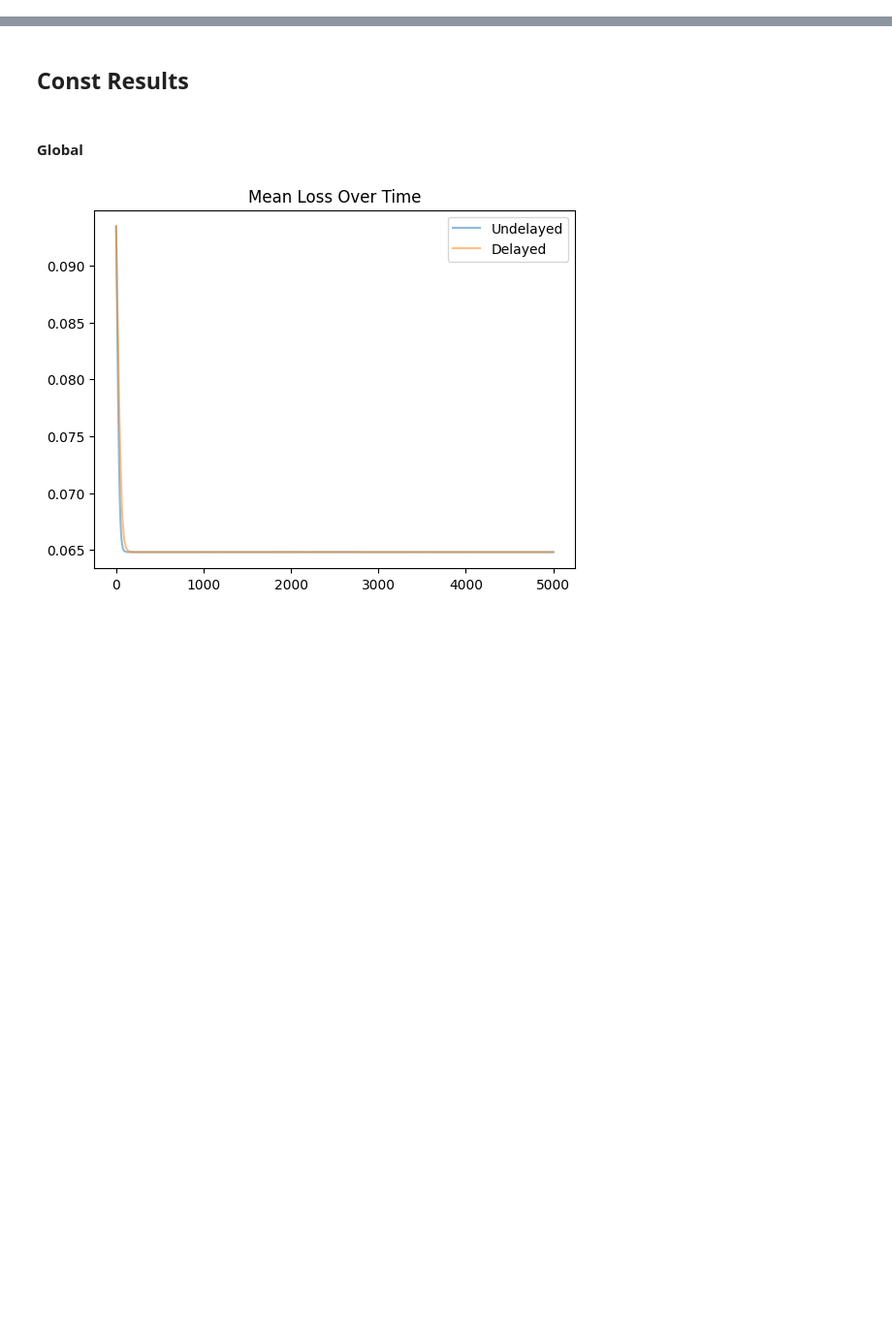
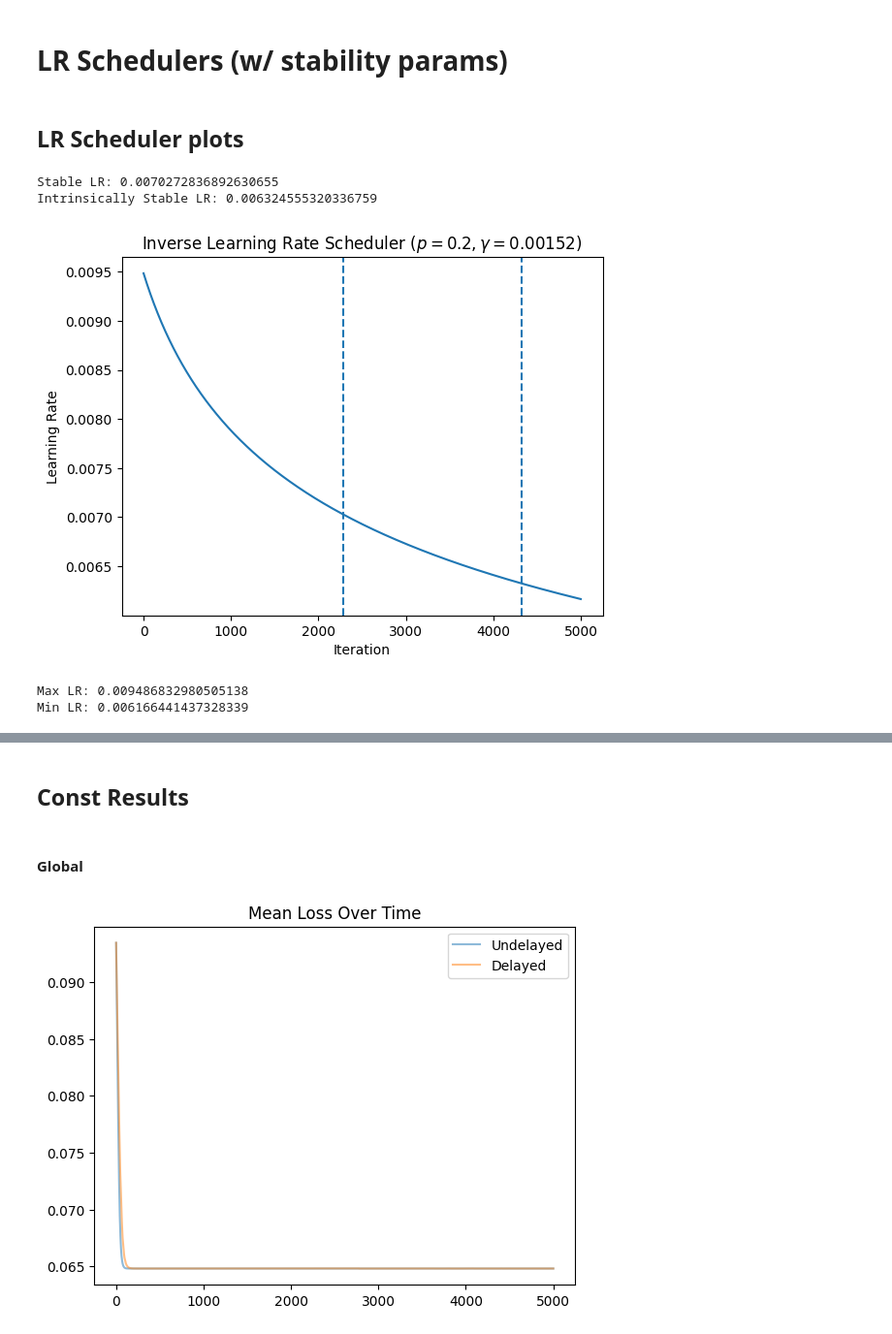
Before and after one commit to ebensonm/delay-optimizer, a Jupyter notebook: DelayEffects/stability.ipynb, the cells around one changed output, grey strips where cells are left out. Shown at 97% size. Drawn from its saved outputs; the diff is of its cells as text; code cells hidden in the pictures; blank space fills up the shorter version.

Commit message:
Do lr scheduler stability analysis

```diff
--- a/DelayEffects/stability.ipynb
+++ b/DelayEffects/stability.ipynb
@@ -378,0 +56,2 @@ Final LR (sin2): 5.740531871003218e-19
+# %% [markdown]
+# LR Schedulers (w/ stability params)
@@ -378,0 +63,60 @@ Final LR (sin2): 5.740531871003218e-19
+# %% [markdown]
+## LR Scheduler plots
+# %%
+maxiter = 5000
+epsilon = 1e-5
+
+stable_lr = get_lr_condition(epsilon)
+intr_stable_lr = get_lr_condition(epsilon, delta=2)
+
+print("Stable LR:", stable_lr)
+print("Intrinsically Stable LR:", intr_stable_lr)
+# %% [output]
+Stable LR: 0.0070272836892630655
+Intrinsically Stable LR: 0.006324555320336759
+# %%
+def inv_gamma_from_p(max_lr, min_lr, maxiter, p):
+    return ((max_lr / min_lr)**(1/p) - 1) / maxiter
+
+def get_inv_scheduler(max_lr, min_lr, maxiter, p):
+    gamma = inv_gamma_from_p(max_lr, min_lr, maxiter, p)
+    return lr_gen.inv(max_lr=max_lr, gamma=gamma, p=p)
+
+def get_lr_seq(lr_scheduler, maxiter):
+    return np.array([next(lr_scheduler) for _ in range(maxiter)])
+
+def get_lr_idx_in_seq(lr_seq, lr):
+    indices = np.nonzero(lr_seq < lr)[0]
+    if len(indices) > 0:
+        return indices[0]
+
+def plot_lr_boundary(lr_seq, lr, color='C0'):
+    idx = get_lr_idx_in_seq(lr_seq, lr)
+    if idx is not None:
+        return plt.axvline(idx, color=color, linestyle='--')
+
+def plot_lr_scheduler(lr_scheduler, maxiter, color='C0'):
+    lr_seq = get_lr_seq(lr_scheduler, maxiter)
+    seq = plt.plot(lr_seq, color=color)
+    stable_bound = plot_lr_boundary(lr_seq, stable_lr, color=color)
+    intr_stable_bound = plot_lr_boundary(lr_seq, intr_stable_lr, color=color)
+    return seq, stable_bound, intr_stable_bound
+# %%
+max_lr = get_lr_condition(epsilon, delta=3.)
+min_lr = get_lr_condition(epsilon, delta=1.95)
+p = .2
+
+gamma = inv_gamma_from_p(max_lr, min_lr, maxiter, p=p)
+inv = lr_gen.inv(max_lr=max_lr, gamma=gamma, p=p)
+_, stable_bound, int_stable_bound = plot_lr_scheduler(inv, maxiter)
+plt.title(r"Inverse Learning Rate Scheduler $(p={}, \gamma={})$".format(p, round(gamma,5)))
+plt.xlabel("Iteration")
+plt.ylabel("Learning Rate")
+plt.show()
+
+print("Max LR:", max_lr)
+print("Min LR:", min_lr)
+# %% [output]
+[figure, added]
+Max LR: 0.009486832980505138
+Min LR: 0.006166441437328339
```
Also changed, not shown: parts of 56 cells of this notebook, 1 other file.
